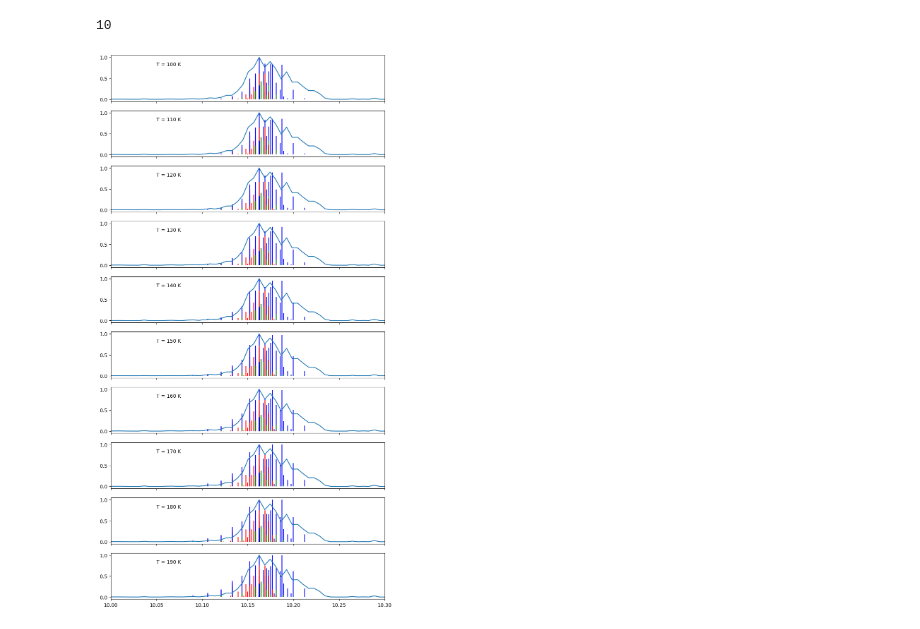
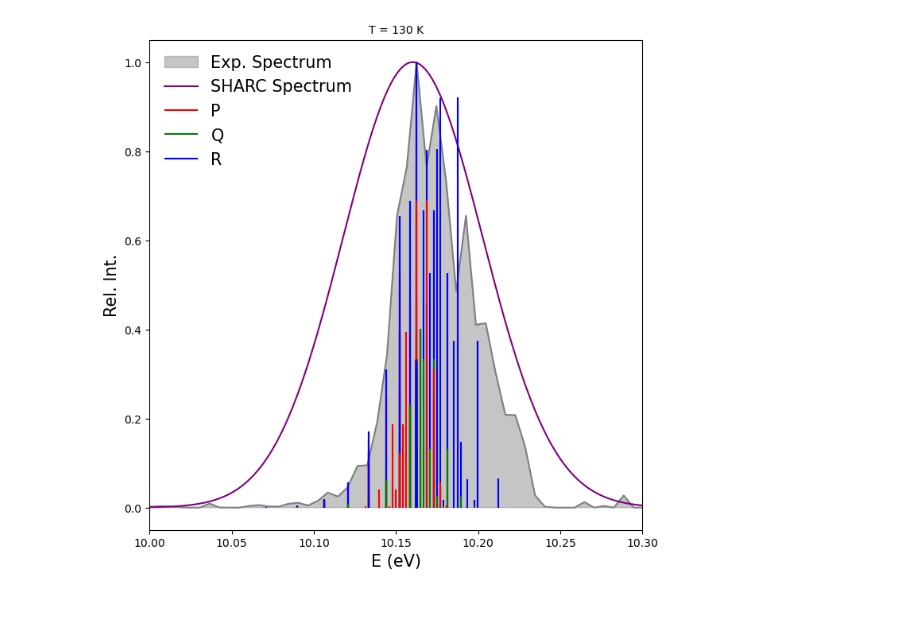
Before and after one commit to Jorgealfue10/Data_Analysis_Sharc, a Jupyter notebook: DUOeinscoeff.ipynb, the cells around one changed output. Drawn from its saved outputs; the diff is of its cells as text; code cells hidden in the pictures.

```diff
--- a/DUOeinscoeff.ipynb
+++ b/DUOeinscoeff.ipynb
@@ -555,8 +631,11 @@ evals,relInt = int_Omdist(PHJener,PHMGSJener,dysmat_N_C1,PHvibs,PHMGSvibs,mask,T
 # %%
-exp_esp = np.loadtxt("/home/jorgebdelafuente/Doctorado/Photoion/SHARC/TPES.dat",skiprows=3)
+xexp_esp = np.loadtxt("/home/jorgebdelafuente/Doctorado/Photoion/SHARC/TPES.dat",skiprows=3)
+exp_sharc = np.loadtxt("/home/jorgebdelafuente/Doctorado/Photoion/SHARC/PH/DAV/MRCI/spectrum.out",skiprows=2)
 fig,ax = plt.subplots(figsize=(10,10))
 maxval = np.max(exp_esp[:,2])
 ax.plot(exp_esp[:,0],exp_esp[:,2]/maxval)
+maxval = np.max(exp_sharc[:,-1])
+ax.plot(exp_sharc[:,0],exp_sharc[:,-1]/maxval)
 maxval = np.max(relInt[:,:,:,:,:,:])
 print(maxval)
 
@@ -587,37 +666,75 @@ ax.set_xlim(10.0,10.30)
 # %%
 evals_temp = [] ; relInt_temp = [] ; temps = []
 for T in range(100,200,10):
     if T == 0:
         continue
     evals,relInt = int_Omdist(PHJener,PHMGSJener,dysmat_N_C1,PHvibs,PHMGSvibs,mask,T,ZPEPH,ZPEPHMGS,PHGSEtotal,PHMGSEtotal,
                             1,10,10,10,10,nOmPH,nOmPHGS)
     evals_temp.append(evals)
     relInt_temp.append(relInt)
     temps.append(T)
-
-fig2,ax2 = plt.subplots(len(temps),1,figsize=(10,20),sharex=True,sharey=True)
-for p,T in enumerate(temps):
-    eval = evals_temp[p] ; relInt = relInt_temp[p]
+temps = [130]
+if len(temps) == 1:
+    eval,relInt = int_Omdist(PHJener,PHMGSJener,dysmat_N_C1,PHvibs,PHMGSvibs,mask,temps[0],ZPEPH,ZPEPHMGS,PHGSEtotal,PHMGSEtotal,
+                        1,10,10,10,10,nOmPH,nOmPHGS)
+    fig2,ax2 = plt.subplots(figsize=(8,8),sharex=True,sharey=True)
     maxval = np.max(exp_esp[:,2])
-    ax2[p].plot(exp_esp[:,0],exp_esp[:,2]/maxval)
+    ax2.fill_between(exp_esp[:,0],0,exp_esp[:,2]/maxval,color="gray",alpha=0.45,label="Exp. Spectrum")
+    ax2.plot(exp_esp[:,0],exp_esp[:,2]/maxval,color="gray")
+    maxval=np.max(exp_sharc[:,-1])
+    ax2.plot(exp_sharc[:,0],exp_sharc[:,-1]/maxval,color="purple",label="SHARC Spectrum")
     maxval = np.max(relInt[:,:,:,:,:,:])
     for i in range(5):
         for j in range(5):
             for k in range(10):
                 less = 0
                 for l in range(10):
                     for m in range(3):
                         for n in range(3):
                             if abs(k-l) < 10:
                                 if (l-k) == -1:
-                                    ax2[p].vlines(eval[i,j,k,l,m,n]*27.2114,0,relInt[i,j,k,l,m,n]/maxval,color="red",zorder=-10)
+                                    ax2.vlines(eval[i,j,k,l,m,n]*27.2114,0,relInt[i,j,k,l,m,n]/maxval,color="red")
                                 elif (l-k) == 0:
-                                    ax2[p].vlines(eval[i,j,k,l,m,n]*27.2114,0,relInt[i,j,k,l,m,n]/maxval,color="green",zorder=-10)
+                                    ax2.vlines(eval[i,j,k,l,m,n]*27.2114,0,relInt[i,j,k,l,m,n]/maxval,color="green")
                                 elif (l-k) == 1:
-                                    ax2[p].vlines(eval[i,j,k,l,m,n]*27.2114,0,relInt[i,j,k,l,m,n]/maxval,color="blue",zorder=-10)
+                                    ax2.vlines(eval[i,j,k,l,m,n]*27.2114,0,relInt[i,j,k,l,m,n]/maxval,color="blue")
 
-    ax2[p].annotate("T = "+str(T)+" K",xy=(10.05,0.8),fontsize=10)
-    ax2[p].set_xlim(10.0,10.30)
+    ax2.vlines(100,0,100,color="red",label="P")
+    ax2.vlines(100,0,100,color="green",label="Q")
+    ax2.vlines(100,0,100,color="blue",label="R")
+
+    ax2.set_title("T = "+str(temps[0])+" K",fontsize=10)
+    ax2.set_xlim(10.0,10.30) ; ax2.set_ylim(-0.05,1.05)
+    ax2.legend(frameon=False,fontsize=15)
+    ax2.set_xlabel("E (eV)",fontsize=15)
+    ax2.set_ylabel("Rel. Int.",fontsize=15)
+else:
+    fig2,ax2 = plt.subplots(len(temps),1,figsize=(10,20),sharex=True,sharey=True)
+    for p,T in enumerate(temps):
+        eval = evals_temp[p] ; relInt = relInt_temp[p]
+        maxval = np.max(exp_esp[:,2])
+        ax2[p].fill_between(exp_esp[:,0],0,exp_esp[:,2]/maxval,color="gray",alpha=0.45)
+        maxval = np.max(relInt[:,:,:,:,:,:])
+        for i in range(5):
+            for j in range(5):
+                for k in range(10):
+                    less = 0
+                    for l in range(10):
+                        for m in range(3):
+                            for n in range(3):
+                                if abs(k-l) < 10:
+                                    if (l-k) == -1:
+                                        ax2[p].vlines(eval[i,j,k,l,m,n]*27.2114,0,relInt[i,j,k,l,m,n]/maxval,color="red")
+                                    elif (l-k) == 0:
+                                        ax2[p].vlines(eval[i,j,k,l,m,n]*27.2114,0,relInt[i,j,k,l,m,n]/maxval,color="green")
+                                    elif (l-k) == 1:
+                                        ax2[p].vlines(eval[i,j,k,l,m,n]*27.2114,0,relInt[i,j,k,l,m,n]/maxval,color="blue")
+
+        ax2[p].set_title("T = "+str(T)+" K",fontsize=10)
+        ax2[p].set_xlim(10.0,10.30)
+    ax2[-1].set_xlabel("E (eV)",fontsize=15)
+    ax2[-1].set_ylabel("Rel. Int.",fontsize=15)
+
+fig2.savefig("phgs_phmgs_comp.png",transparent=True,dpi=300)
 # %% [output]
-10
-[figure, old version]
+[figure, new version]
```
Also changed, not shown: parts of 2 cells of this notebook, 1 other file.
